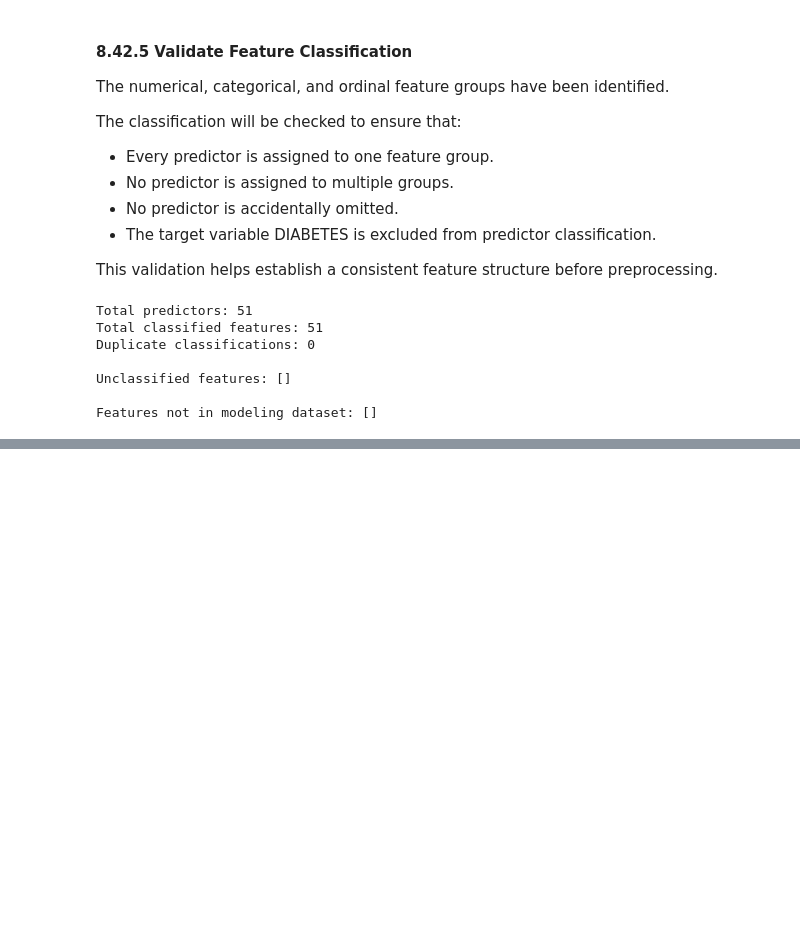
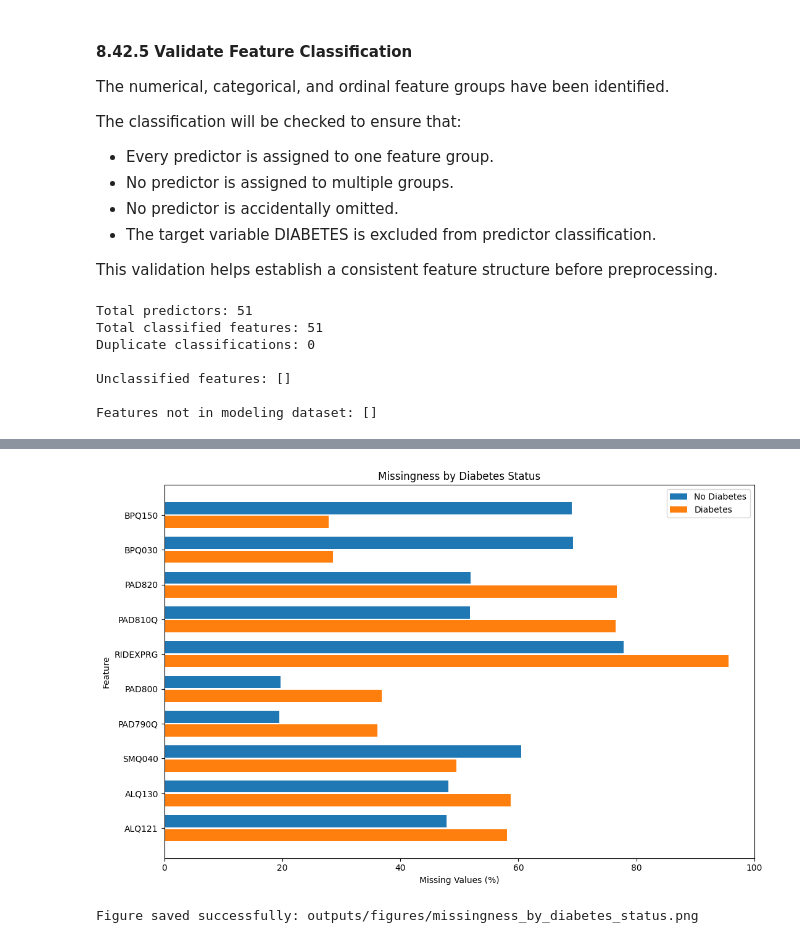
Before and after one commit to iamajaygaur/NHANES-Diabetes-Prediction, a Jupyter notebook: notebooks/CSCI6970_02_Data_Cleaning.ipynb, the cells around one changed output, grey strips where cells are left out. Saved outputs shown, nothing was run; the diff lists cells and outputs as text; code cells hidden in the pictures; blank space fills up the shorter version.

Commit message:
Complete NHANES diabetes analysis and ML experiments through Section 11.13

```diff
--- a/notebooks/CSCI6970_02_Data_Cleaning.ipynb
+++ b/notebooks/CSCI6970_02_Data_Cleaning.ipynb
@@ -8516,0 +9826,61 @@ Features not in modeling dataset: []
+# %%
+# Visualize and save missingness differences by diabetes status
+
+import matplotlib.pyplot as plt
+from pathlib import Path
+
+figures_dir = Path("outputs/figures")
+figures_dir.mkdir(parents=True, exist_ok=True)
+
+plot_data = (
+    large_missingness_differences
+    .sort_values(
+        by="Absolute_Difference",
+        ascending=True
+    )
+)
+
+plt.figure(figsize=(11, 7))
+
+y = range(len(plot_data))
+
+plt.barh(
+    [i + 0.2 for i in y],
+    plot_data["Missing_Percentage_No_Diabetes"],
+    height=0.35,
+    label="No Diabetes"
+)
+
+plt.barh(
+    [i - 0.2 for i in y],
+    plot_data["Missing_Percentage_Diabetes"],
+    height=0.35,
+    label="Diabetes"
+)
+
+plt.yticks(y, plot_data["Feature"])
+plt.xlabel("Missing Values (%)")
+plt.ylabel("Feature")
+plt.title("Missingness by Diabetes Status")
+plt.xlim(0, 100)
+plt.legend()
+
+plt.tight_layout()
+
+figure_path = (
+    figures_dir / "missingness_by_diabetes_status.png"
+)
+
+plt.savefig(
+    figure_path,
+    dpi=300,
+    bbox_inches="tight"
+)
+
+plt.show()
+plt.close()
+
+print("Figure saved successfully:", figure_path)
+# %% [output]
+[figure, added]
+Figure saved successfully: outputs/figures/missingness_by_diabetes_status.png
```
Also changed, not shown: parts of 196 cells of this notebook, 58 other files.
